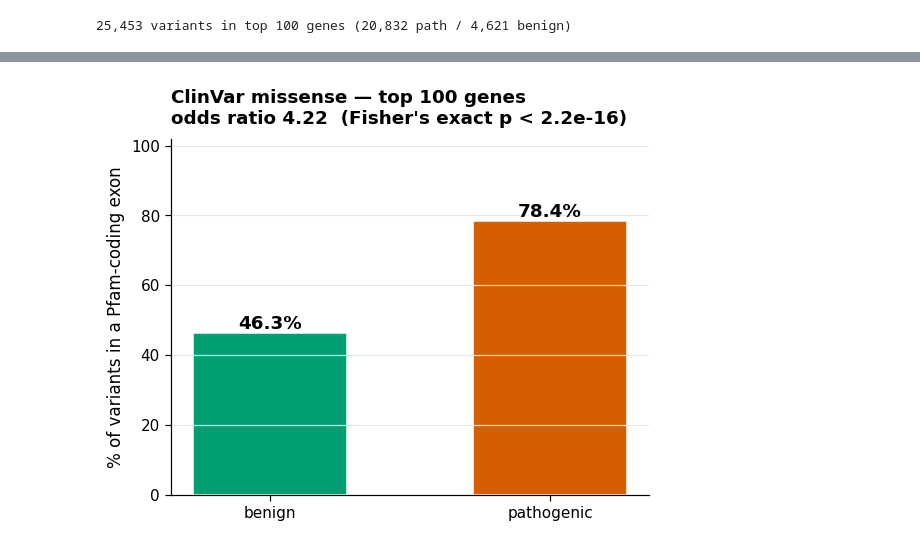
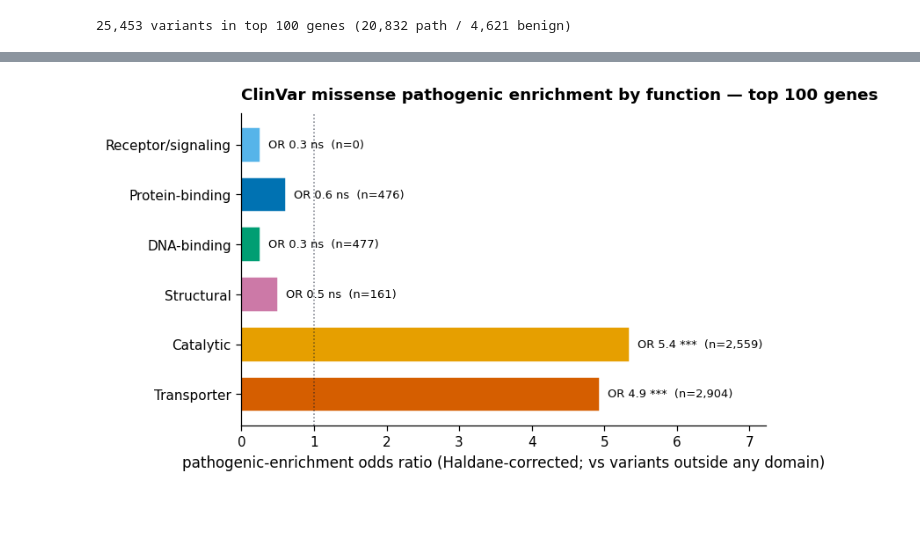
Before and after one commit to SotoLF/fastCDS, a Jupyter notebook: tutorial/reproduce_paper/end_to_end/domain_functional_atlas.ipynb, the cells around one changed output, grey strips where cells are left out. Saved outputs shown, nothing was run; the diff lists cells and outputs as text; code cells hidden in the pictures; blank space fills up the shorter version.

```diff
--- a/tutorial/reproduce_paper/end_to_end/domain_functional_atlas.ipynb
+++ b/tutorial/reproduce_paper/end_to_end/domain_functional_atlas.ipynb
@@ -35,6 +35,25 @@ except NameError:
     pass  # Not in IPython (e.g. plain python REPL); ignore.
 import matplotlib as mpl
 import matplotlib.pyplot as plt
+
+# Every figure saved as PNG also gets a vector PDF (same bbox/dimensions) under
+# tutorial/reproduce_paper/figures_pdf/ (right next to these notebooks), so the
+# paper figures are available as scalable PDFs without changing any plotting code.
+from pathlib import Path as _Path
+import os as _os
+FIGDIR = (_Path.home() / "Desktop" / "protein2genomic" / "tutorial"
+          / "reproduce_paper" / "figures_pdf")
+FIGDIR.mkdir(parents=True, exist_ok=True)
+if not getattr(mpl.figure.Figure.savefig, "_writes_pdf", False):  # guard: don't double-wrap
+    _orig_savefig = mpl.figure.Figure.savefig
+    def _savefig_both(self, fname, *a, **k):
+        _orig_savefig(self, fname, *a, **k)
+        s = str(fname)
+        if s.lower().endswith(".png"):
+            kk = dict(k); kk.pop("dpi", None)              # vector PDF: drop raster dpi
+            _orig_savefig(self, str(FIGDIR / (_os.path.splitext(_os.path.basename(s))[0] + ".pdf")), *a, **kk)
+    _savefig_both._writes_pdf = True
+    mpl.figure.Figure.savefig = _savefig_both
 
 # Paper-ready figure defaults. Tweaks vs matplotlib's stock style:
 #   - Larger fonts (10pt body, 11pt axis labels, 12pt title).
@@ -585,15 +633,18 @@ odds ratio 4.22  |  Fisher's exact p < 2.2e-16  (chi2=1963)
-# %%
-pct = cvsub.groupby("category")["in_domain"].mean() * 100
-fig, ax = plt.subplots(figsize=(5.6, 4.2))
-bars = ax.bar(["benign", "pathogenic"], [pct["benign"], pct["pathogenic"]],
-              color=[COLORS['good'], COLORS['bad']], edgecolor="white", width=0.55)
-for b, v in zip(bars, [pct["benign"], pct["pathogenic"]]):
-    ax.text(b.get_x() + b.get_width() / 2, v + 1.2, f"{v:.1f}%", ha="center",
-            fontsize=12, fontweight="semibold")
-ax.set_ylabel("% of variants in a Pfam-coding exon"); ax.set_ylim(0, max(pct) * 1.3)
-ax.set_title(f"ClinVar missense — top {TOP_N} genes\n"
-             f"odds ratio {or_:.2f}  (Fisher's exact p {p_report})", loc="left")
-display(fig)
-fig.savefig(DATA / "clinvar_enrichment.png", dpi=200, bbox_inches="tight")
-# %% [output]
-[figure, removed]
+# %%
+fig, ax = plt.subplots(figsize=(7.0, 4.2))
+y = np.arange(len(ORDER))
+ors = clin.set_index("fclass").reindex(ORDER)["odds_ratio"].values
+bars = ax.barh(y, ors, color=[PAL[f] for f in ORDER], edgecolor="white", height=0.7)
+ax.axvline(1, ls=":", color="#0f172a", lw=1, alpha=0.6)   # OR = 1, no enrichment
+for i, (f, r) in enumerate(zip(ORDER, clin.set_index("fclass").reindex(ORDER).itertuples())):
+    star = "***" if r.p < 1e-3 else "**" if r.p < 1e-2 else "*" if r.p < 5e-2 else "ns"
+    ax.text(ors[i] + max(ors) * 0.02, i, f"OR {ors[i]:.1f} {star}  (n={r.path + r.benign:,})",
+            va="center", fontsize=8.5)
+ax.set_yticks(y); ax.set_yticklabels(ORDER); ax.invert_yaxis()
+ax.set_xlim(0, max(ors) * 1.35); ax.grid(False)
+ax.set_xlabel("pathogenic-enrichment odds ratio (Haldane-corrected; vs variants outside any domain)")
+ax.set_title(f"ClinVar missense pathogenic enrichment by function — top {TOP_N} genes", loc="left")
+display(fig)
+fig.savefig(DATA / "clinvar_enrichment.png", dpi=200, bbox_inches="tight")
+# %% [output]
+[figure, added]
```
Also changed, not shown: parts of 2 cells of this notebook, 17 other files.
